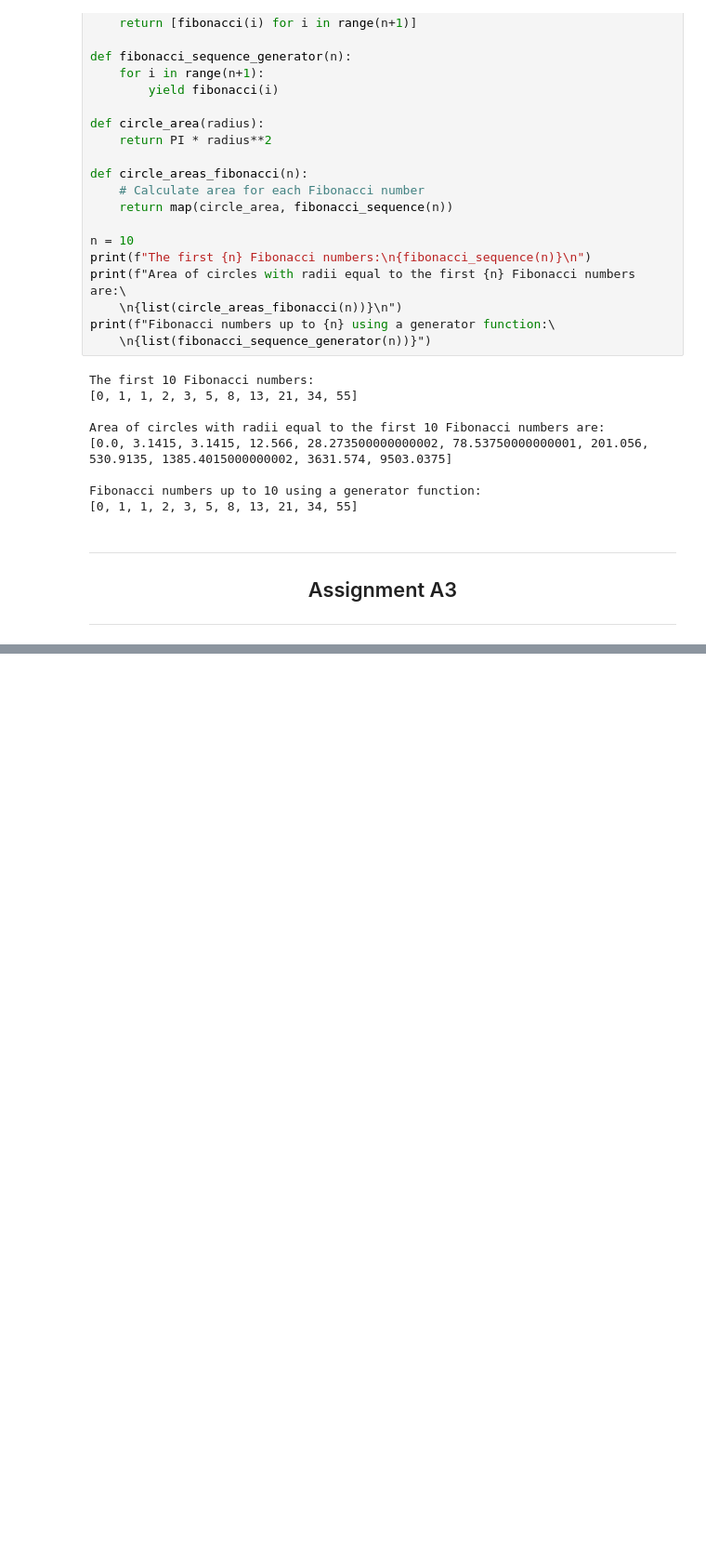
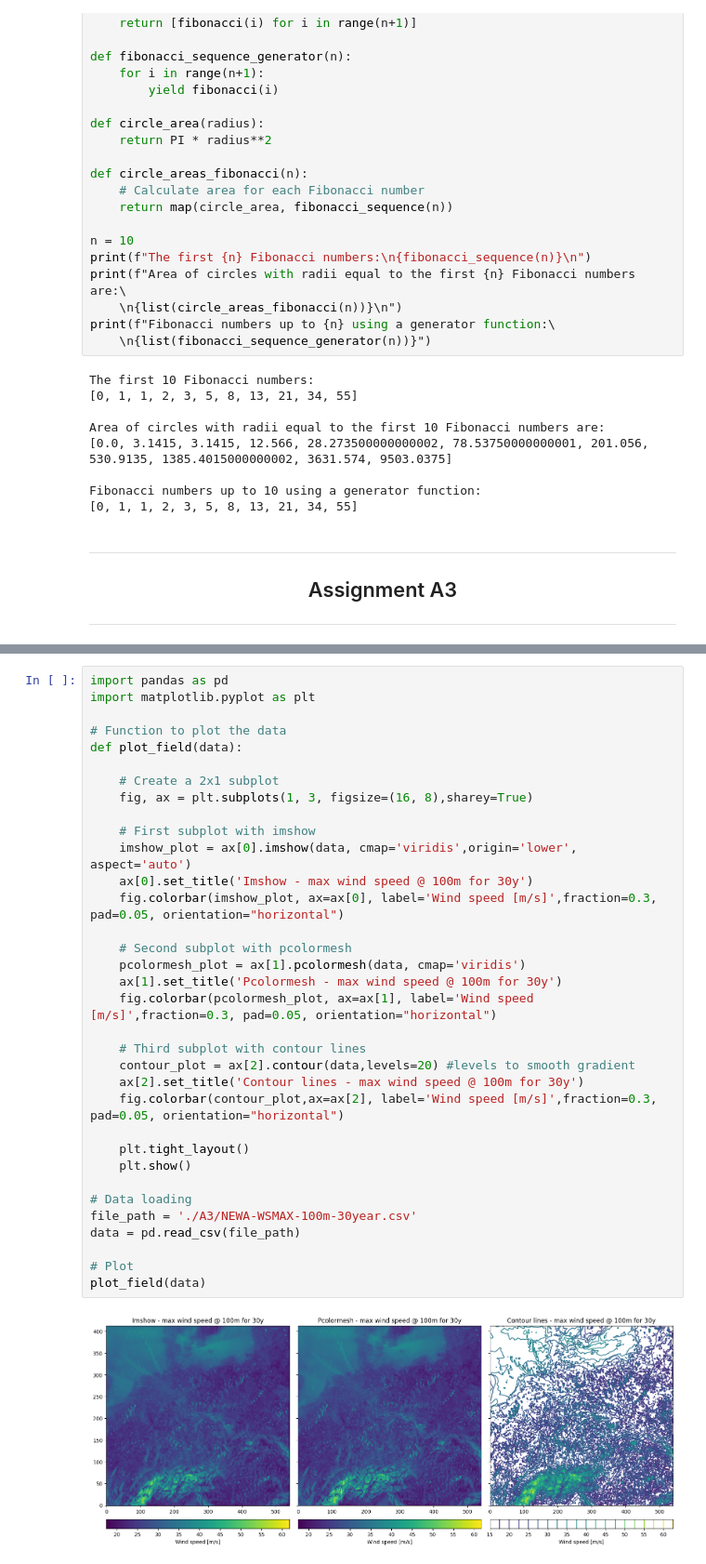
Before and after one commit to boujuan/Python-Programming-I-Exercises, a Jupyter notebook: Group4_A1_to_A3_combined.ipynb, the cells around one changed output, grey strips where cells are left out. Shown at 93% size. Cells and saved outputs as stored; diff of their text form; blank space fills up the shorter version.

```diff
--- a/Group4_A1_to_A3_combined.ipynb
+++ b/Group4_A1_to_A3_combined.ipynb
@@ -806,0 +849,36 @@ Fibonacci numbers up to 10 using a generator function:
+# %%
+import pandas as pd
+import matplotlib.pyplot as plt
+
+# Function to plot the data
+def plot_field(data):
+
+    # Create a 2x1 subplot
+    fig, ax = plt.subplots(1, 3, figsize=(16, 8),sharey=True)
+
+    # First subplot with imshow
+    imshow_plot = ax[0].imshow(data, cmap='viridis',origin='lower', aspect='auto')
+    ax[0].set_title('Imshow - max wind speed @ 100m for 30y')
+    fig.colorbar(imshow_plot, ax=ax[0], label='Wind speed [m/s]',fraction=0.3, pad=0.05, orientation="horizontal")
+
+    # Second subplot with pcolormesh
+    pcolormesh_plot = ax[1].pcolormesh(data, cmap='viridis')
+    ax[1].set_title('Pcolormesh - max wind speed @ 100m for 30y')
+    fig.colorbar(pcolormesh_plot, ax=ax[1], label='Wind speed [m/s]',fraction=0.3, pad=0.05, orientation="horizontal")
+
+    # Third subplot with contour lines
+    contour_plot = ax[2].contour(data,levels=20) #levels to smooth gradient
+    ax[2].set_title('Contour lines - max wind speed @ 100m for 30y')
+    fig.colorbar(contour_plot,ax=ax[2], label='Wind speed [m/s]',fraction=0.3, pad=0.05, orientation="horizontal")
+
+    plt.tight_layout()
+    plt.show()
+
+# Data loading
+file_path = './A3/NEWA-WSMAX-100m-30year.csv'
+data = pd.read_csv(file_path)
+
+# Plot
+plot_field(data)
+# %% [output]
+[figure, added]
```
Also changed, not shown: parts of 13 cells of this notebook.
